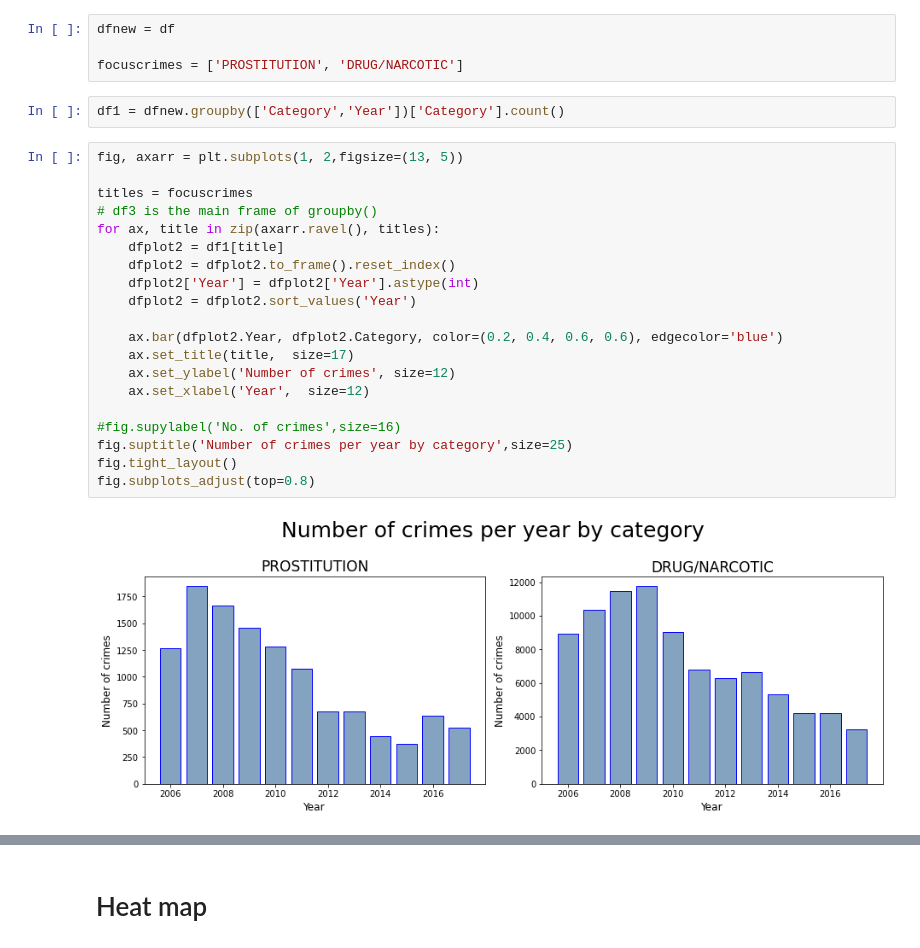
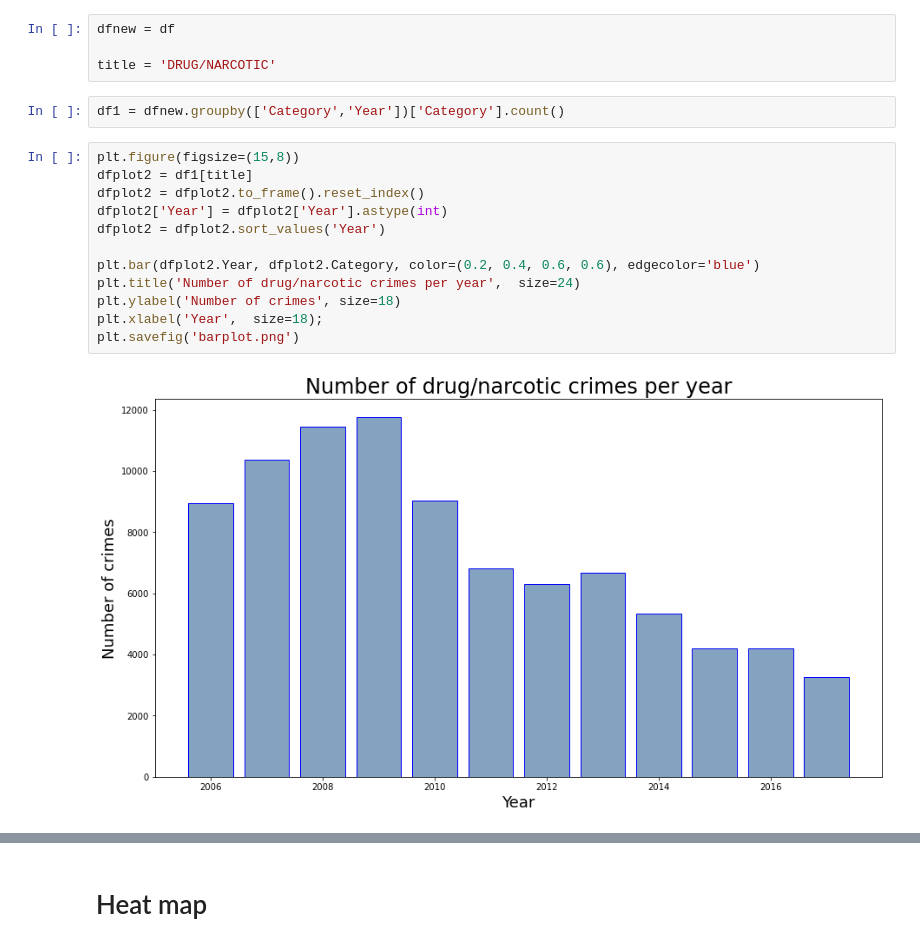
Before and after one commit to MarcusMoeller/marcusmoeller.github.io, a Jupyter notebook: inspoweek2.ipynb, the cells around one changed output, grey strips where cells are left out. Drawn from its saved outputs; the diff is of its cells as text.

```diff
--- a/inspoweek2.ipynb
+++ b/inspoweek2.ipynb
@@ -29,28 +29,20 @@ df = df.loc[(df['Year'] > '2005')]
 # %%
 dfnew = df
 
-focuscrimes = ['PROSTITUTION', 'DRUG/NARCOTIC']
+title = 'DRUG/NARCOTIC'
 # %%
 df1 = dfnew.groupby(['Category','Year'])['Category'].count()
 # %%
-fig, axarr = plt.subplots(1, 2,figsize=(13, 5))
+plt.figure(figsize=(15,8))
+dfplot2 = df1[title]
+dfplot2 = dfplot2.to_frame().reset_index()
+dfplot2['Year'] = dfplot2['Year'].astype(int)
+dfplot2 = dfplot2.sort_values('Year')
 
-titles = focuscrimes
-# df3 is the main frame of groupby()
-for ax, title in zip(axarr.ravel(), titles):
-    dfplot2 = df1[title]
-    dfplot2 = dfplot2.to_frame().reset_index()
-    dfplot2['Year'] = dfplot2['Year'].astype(int)
-    dfplot2 = dfplot2.sort_values('Year')
-
-    ax.bar(dfplot2.Year, dfplot2.Category, color=(0.2, 0.4, 0.6, 0.6), edgecolor='blue')
-    ax.set_title(title,  size=17)
-    ax.set_ylabel('Number of crimes', size=12)
-    ax.set_xlabel('Year',  size=12)
-
-#fig.supylabel('No. of crimes',size=16)
-fig.suptitle('Number of crimes per year by category',size=25)
-fig.tight_layout()
-fig.subplots_adjust(top=0.8)
+plt.bar(dfplot2.Year, dfplot2.Category, color=(0.2, 0.4, 0.6, 0.6), edgecolor='blue')
+plt.title('Number of drug/narcotic crimes per year',  size=24)
+plt.ylabel('Number of crimes', size=18)
+plt.xlabel('Year',  size=18);
+plt.savefig('barplot.png')
 # %% [output]
-[figure, old version]
+[figure, new version]
```
Also changed, not shown: parts of 1 cell of this notebook, 5 other files.
